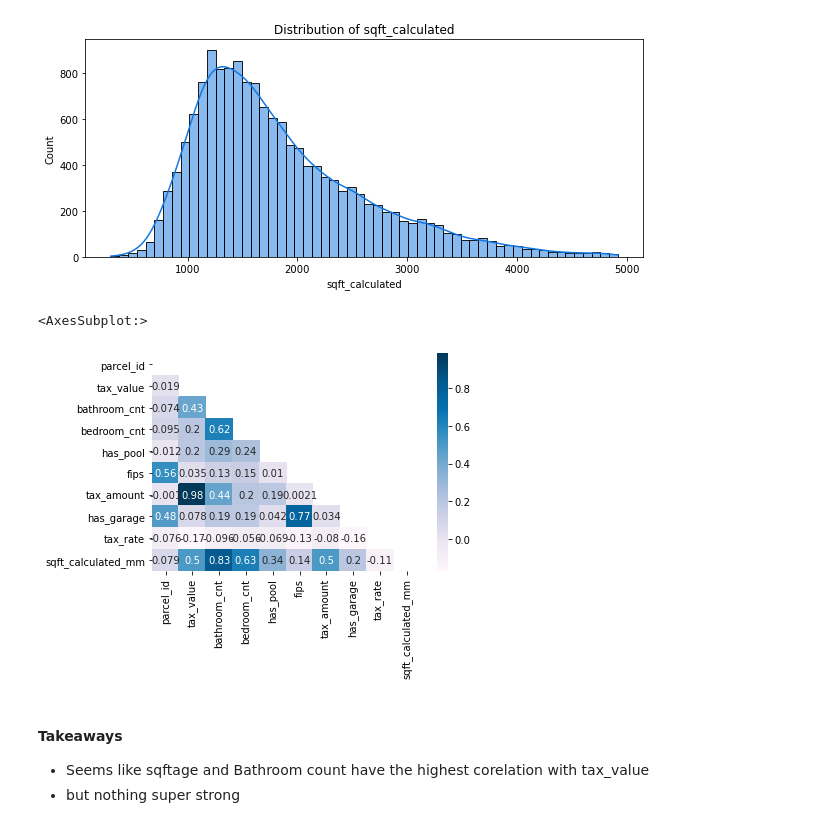
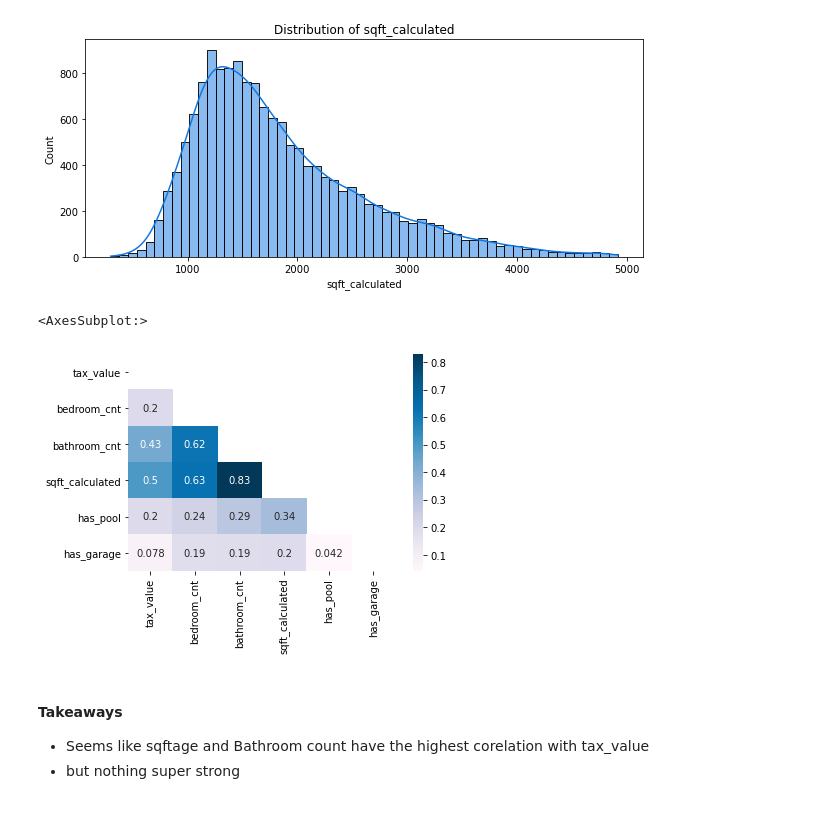
Before and after one commit to HeatherOrtegaMcMillan/zillow_regression_project, a Jupyter notebook: final_notebook.ipynb, the cells around one changed output. Drawn from its saved outputs; the diff is of its cells as text; code cells hidden in the pictures.

```diff
--- a/final_notebook.ipynb
+++ b/final_notebook.ipynb
@@ -292,11 +292,11 @@ ex.plot_variable_dist(train[['sqft_calculated_mm', 'sqft_calculated']], figsize
 [figure]
 [figure]
 # %%
-correlation = train.drop(columns='sqft_calculated').corr()
+correlation = train[['tax_value', 'bedroom_cnt', 'bathroom_cnt', 'sqft_calculated', 'has_pool', 'has_garage']].corr()
 sns.heatmap(correlation, cmap='PuBu', annot = True, mask = np.triu(correlation))
 # %% [output]
 <AxesSubplot:>
-[figure, old version]
+[figure, new version]
 # %% [markdown]
 #### Takeaways
 - Seems like sqftage and Bathroom count have the highest corelation with tax_value
```
